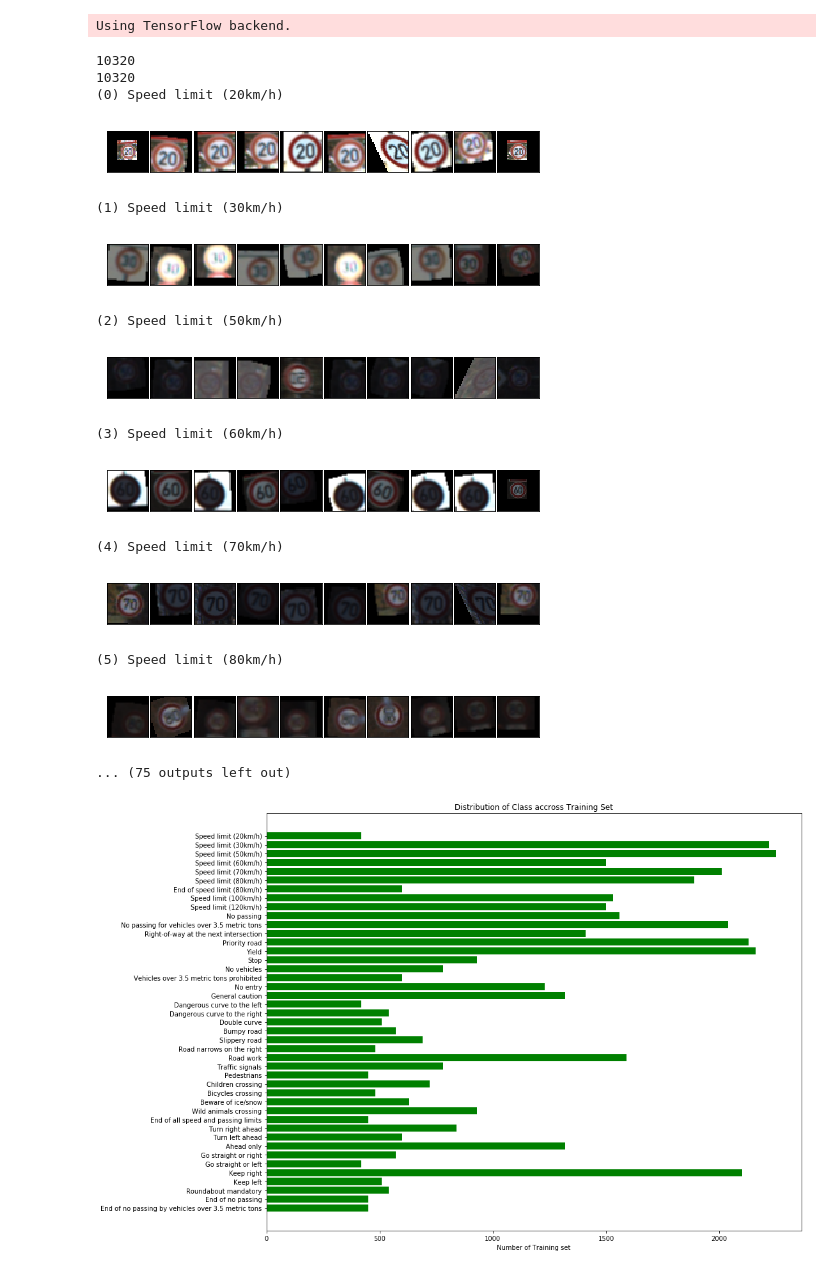
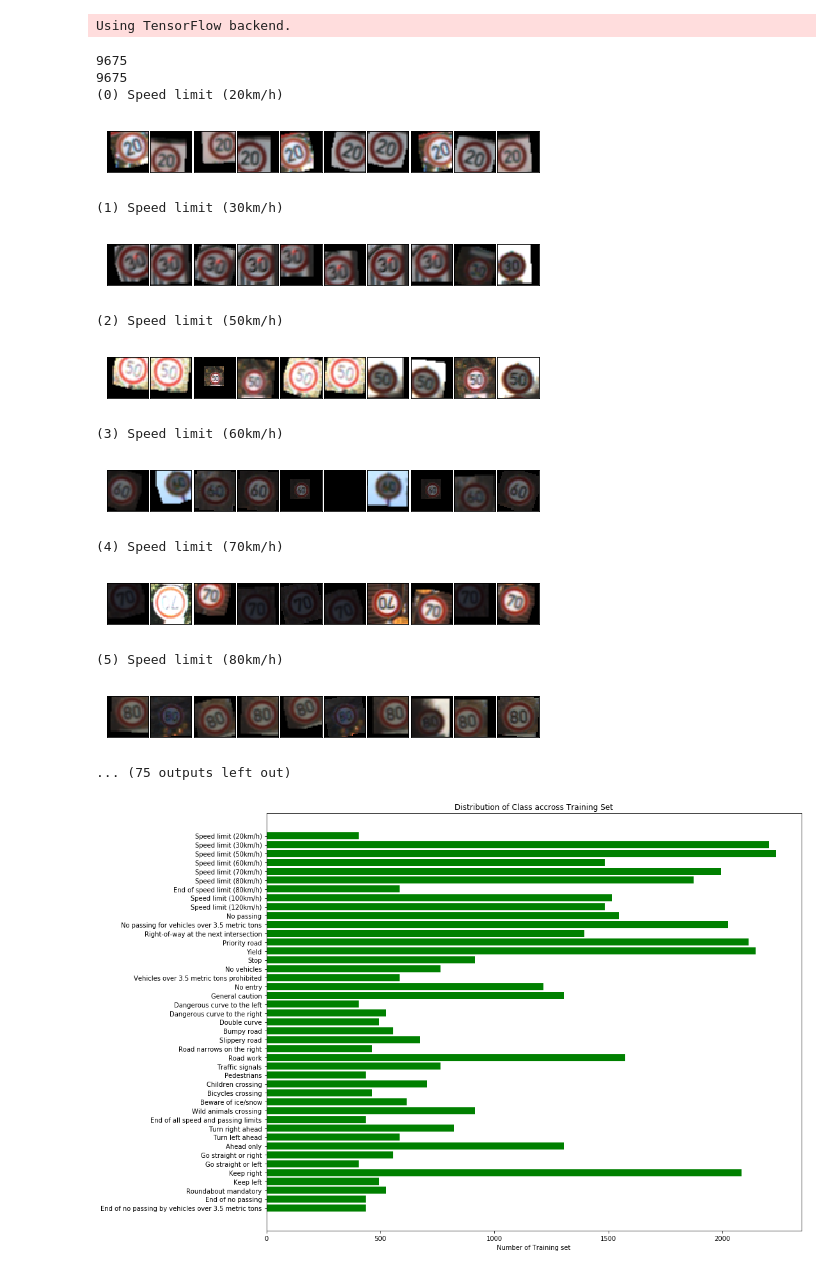
Before and after one commit to sumitkapoor/carnd_traffic_sign_project2, a Jupyter notebook: Traffic_Sign_Classifier.ipynb, the cells around one changed output. Cells and saved outputs as stored; diff of their text form; code cells hidden in the pictures.

```diff
--- a/Traffic_Sign_Classifier.ipynb
+++ b/Traffic_Sign_Classifier.ipynb
@@ -186,6 +186,8 @@ def normalize(dataset):
 def convert_to_yuv(input_img):
     return cv2.cvtColor(input_img, cv2.COLOR_RGB2YUV)
 
+def convert_to_grayscale(input_img):
+    return cv2.cvtColor(input_img, cv2.COLOR_RGB2GRAY)
 
 def get_zca_matrix(dataset):
     flat_x = np.reshape(dataset, (dataset.shape[0], dataset.shape[1] * dataset.shape[2] * dataset.shape[3]))
@@ -198,7 +200,6 @@ def get_zca_matrix(dataset):
 def apply_zca_whitening(dataset):
     X_white = []
     ZCAMatrix = get_zca_matrix(dataset)
-    print ("got zca matrix")
     for img in dataset:
         flatx = np.reshape(img, (img.size))
         print (flatx)
@@ -207,7 +208,10 @@ def apply_zca_whitening(dataset):
         X_white.append(x)  #Data whitening
     return np.array(X_white)
 
+#
 # http://machinelearningmastery.com/image-augmentation-deep-learning-keras/
+# TODO: seems to be a better method but skipping for now
+#
 
 def generate_sample(datagen, X_sample, y_sample, count):
     datagen.fit(X_sample)
@@ -316,23 +320,17 @@ def generate_sample_flip(X_sample, y_sample, count):
 
     return generated_X, generated_y
 
-def generate_transforms(X_sample, y_sample, count):
-    generated_X, generated_y = [], []
-    for i in range(len(X_sample)):
-        for index in range(count):
-            img = Image.fromarray(X_sample[i])
-            width, height = img.size
-            m = np.random.choice([-0.5, 0.5])
-            xshift = abs(m) * width
-            tmp_img = img.transform((width, height), Image.AFFINE,
-                (1, m, -xshift if m > 0 else 0, 0, 1, 0), Image.BICUBIC)
-
-            generated_X.append(np.array(tmp_img))
-            generated_y.append(y_sample[i])
-
-    return generated_X, generated_y
 
 def generate_training_data(X_sample, y_sample, count):
+    """
+    Generates more images for the training set. The function
+    is a wrapper that generates images by:
+    1) shiting the image using WARP and AFFINE for functions for
+       distoration.
+    2) rotation of th eimages by -20 to 20 degree
+    3) fliped images
+    4) Zoomed in and zoomed out images
+    """
     generated_X = []
     generated_y = []
     tmp_X, tmp_y = generate_sample_shift(X_sample, y_sample, count)
@@ -357,10 +355,6 @@ def generate_training_data(X_sample, y_sample, count):
     generated_X.extend(tmp_X)
     generated_y.extend(tmp_y)
 
-    tmp_X, tmp_y = generate_transforms(X_sample, y_sample, count)
-    generated_X.extend(tmp_X)
-    generated_y.extend(tmp_y)
-
     return generated_X, generated_y
 # %% [output]
 Using TensorFlow backend.
@@ -379,7 +373,7 @@ y_valid = y_original_valid
 y_test = y_original_test
 
 sample_size = 3
-generation_per_modification = 20
+generation_per_modification = 5
 
 generated = {}
 generated_file = "./data/generated.p"
@@ -445,44 +439,45 @@ for sign in range(43):
     plt.show()
     print ()
 
 X_train = np.concatenate((X_train, X_gen), axis=0)
 y_train = np.concatenate((y_train, y_gen), axis=0)
 
 # pre-process the images to convert the RGB to YUV still keeping depth as 3
 #X_train = np.array([convert_to_yuv(img) for img in X_train])
 #X_valid = np.array([convert_to_yuv(img) for img in X_valid])
 #X_test = np.array([convert_to_yuv(img) for img in X_test])
 
 # normalize the x inputs
 X_train = normalize(X_train)
 X_valid = normalize(X_valid)
 X_test = normalize(X_test)
 
+# TODO: skipping zca_whiten requires more understanding
 #X_train = zca_whiten(X_train)
 #X_valid = zca_whiten(X_valid)
 #X_test = zca_whiten(X_test)
 
 print (X_train.shape)
 print (y_train.shape)
 
 assert(len(X_train) == len(y_train))
 
 X_train, y_train = shuffle(X_train, y_train)
 # %% [output]
-10320
-10320
+9675
+9675
 (0) Speed limit (20km/h)
-[figure, old version]
+[figure, new version]
 (1) Speed limit (30km/h)
-[figure, old version]
+[figure, new version]
 (2) Speed limit (50km/h)
-[figure, old version]
+[figure, new version]
 (3) Speed limit (60km/h)
-[figure, old version]
+[figure, new version]
 (4) Speed limit (70km/h)
-[figure, old version]
+[figure, new version]
 (5) Speed limit (80km/h)
-[figure, old version]
+[figure, new version]
 ... (75 outputs left out)
 # %%
 def plot_distribution(y_, set_type):
```
Also changed, not shown: parts of 13 cells of this notebook, 5 other files.
